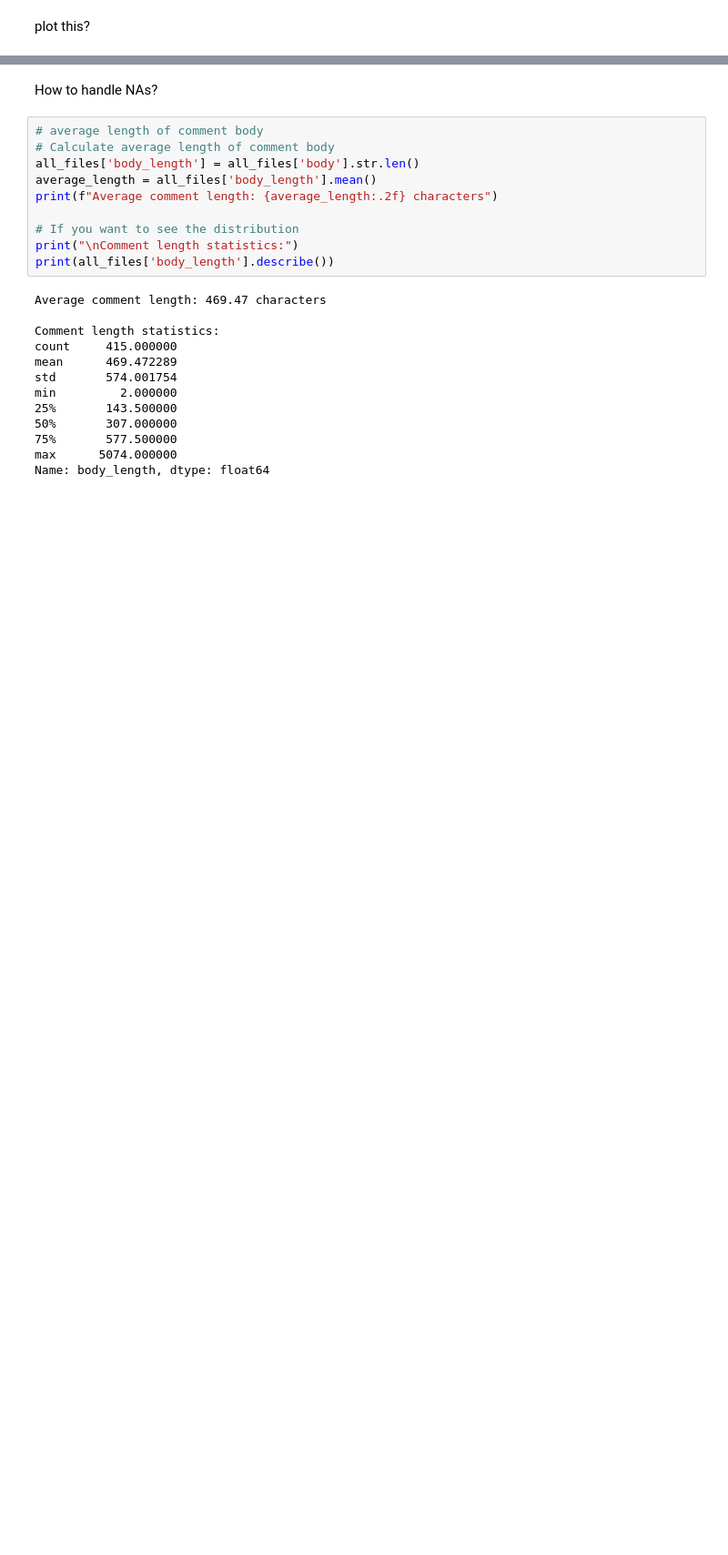
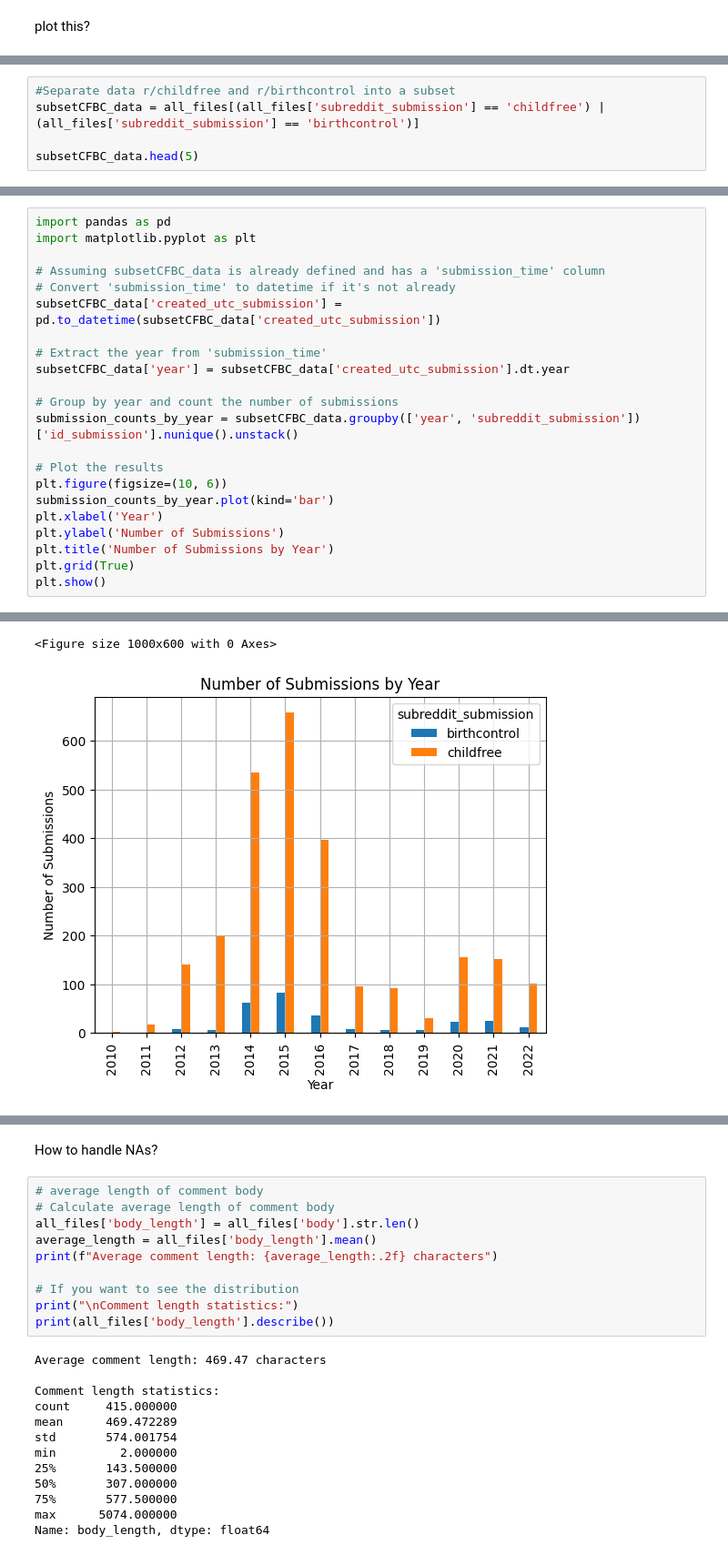
Before and after one commit to Aparnapalooza/Accelerator, a Jupyter notebook: code/tad_eda.ipynb, the cells around one changed output, grey strips where cells are left out. Shown at 91% size. Drawn from its saved outputs; the diff is of its cells as text; blank space fills up the shorter version.

```diff
--- a/code/tad_eda.ipynb
+++ b/code/tad_eda.ipynb
@@ -78,0 +161,5 @@ plot this?
+# %%
+#Separate data r/childfree and r/birthcontrol into a subset
+subsetCFBC_data = all_files[(all_files['subreddit_submission'] == 'childfree') | (all_files['subreddit_submission'] == 'birthcontrol')]
+
+subsetCFBC_data.head(5)
@@ -78,0 +173,23 @@ plot this?
+# %%
+import pandas as pd
+import matplotlib.pyplot as plt
+
+# Assuming subsetCFBC_data is already defined and has a 'submission_time' column
+# Convert 'submission_time' to datetime if it's not already
+subsetCFBC_data['created_utc_submission'] = pd.to_datetime(subsetCFBC_data['created_utc_submission'])
+
+# Extract the year from 'submission_time'
+subsetCFBC_data['year'] = subsetCFBC_data['created_utc_submission'].dt.year
+
+# Group by year and count the number of submissions
+submission_counts_by_year = subsetCFBC_data.groupby(['year', 'subreddit_submission'])['id_submission'].nunique().unstack()
+
+# Plot the results
+plt.figure(figsize=(10, 6))
+submission_counts_by_year.plot(kind='bar')
+plt.xlabel('Year')
+plt.ylabel('Number of Submissions')
+plt.title('Number of Submissions by Year')
+plt.grid(True)
+plt.show()
+# %% [output]
@@ -78,0 +206,2 @@ plot this?
+<Figure size 1000x600 with 0 Axes>
+[figure, added]
```
Also changed, not shown: parts of 10 cells of this notebook.
